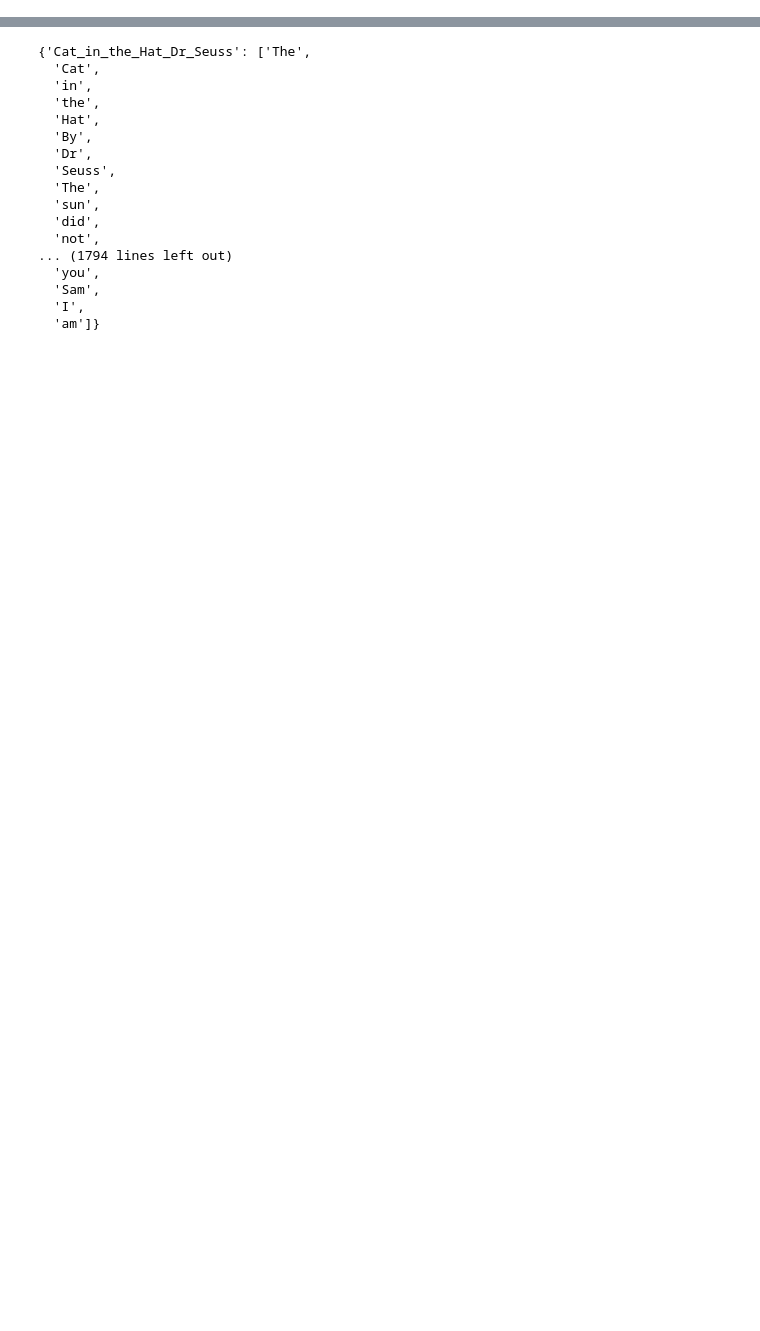
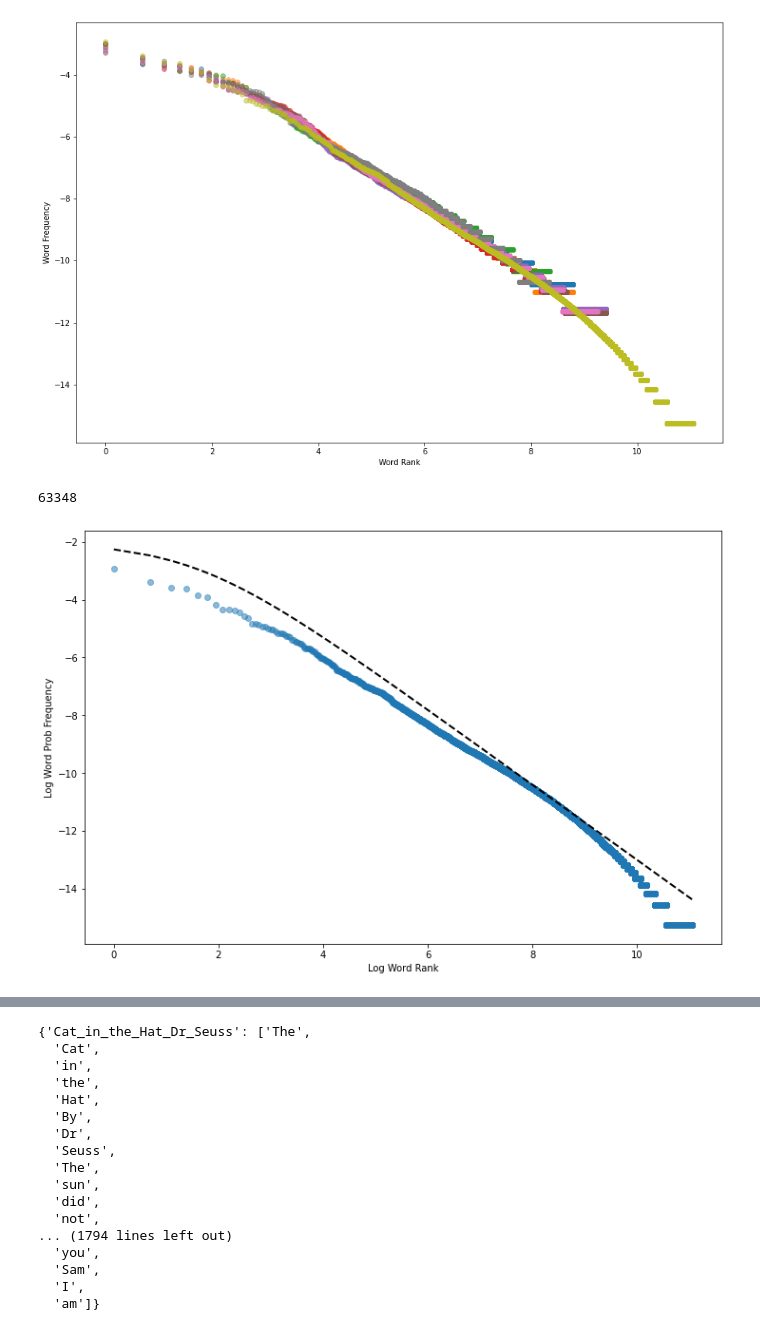
Before and after one commit to ccmerry/voynich_manuscript_text_analysis, a Jupyter notebook: book_analysis.ipynb, the cells around one changed output, grey strips where cells are left out. Saved outputs shown, nothing was run; the diff lists cells and outputs as text; code cells hidden in the pictures; blank space fills up the shorter version.

```diff
--- a/book_analysis.ipynb
+++ b/book_analysis.ipynb
@@ -462,8 +445,21 @@ NotebookApp.rate_limit_window=3.0 (secs)
 # %%
 f_book_d = create_book_dictionary('french_books')
 f_book_df = new_common_df(f_book_d)
 new_slope(f_book_df, f_book_d)
 plot_df(f_book_df)
+
+
+f_full_text = tokenize_dictionary(f_book_d)
+f_combine_test = combine_books_dictionary(f_book_d, "all_english_books")
+f_book_df = new_common_df(combine_test,90000)
+new_slope(f_book_df, f_combine_test,"yes")
+f_full_text = tokenize_dictionary(f_combine_test)
+f_expected_df = zipf_df(f_full_text,e_book_df)
+plot_exp_df(f_book_df, f_expected_df)
+# %% [output]
+[figure, added]
+63348
+[figure, added]
 # %%
 g_book_d = create_book_dictionary('greek_books')
 g_book_df = new_common_df(g_book_d)
```
Also changed, not shown: parts of 39 cells of this notebook.
